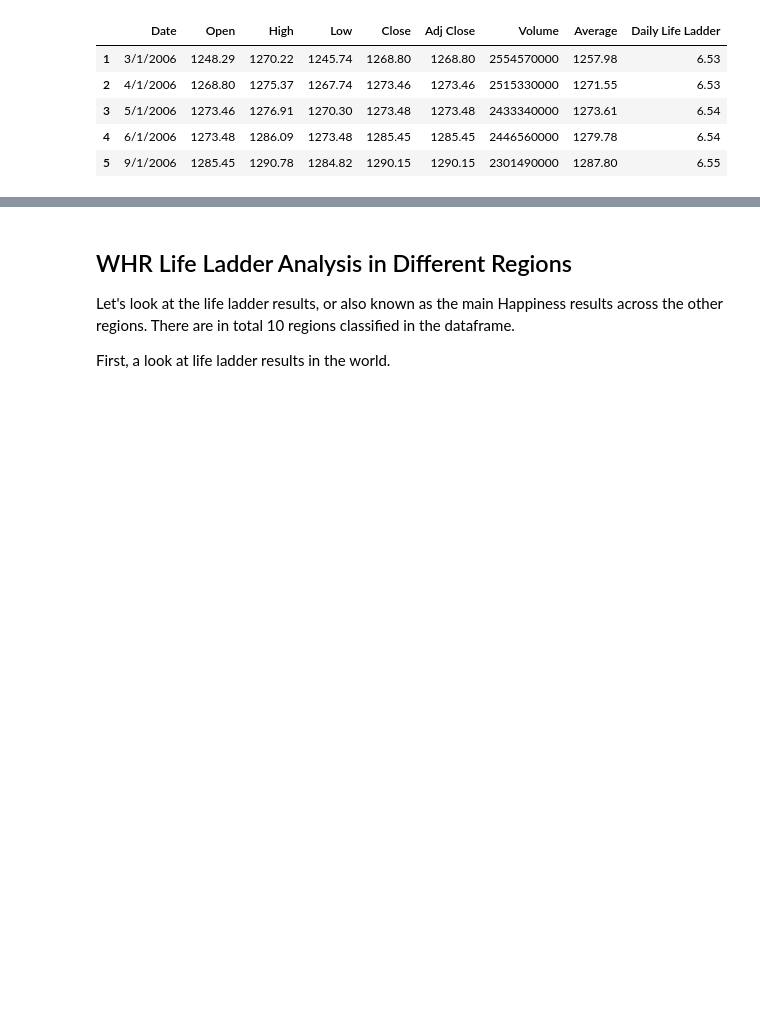
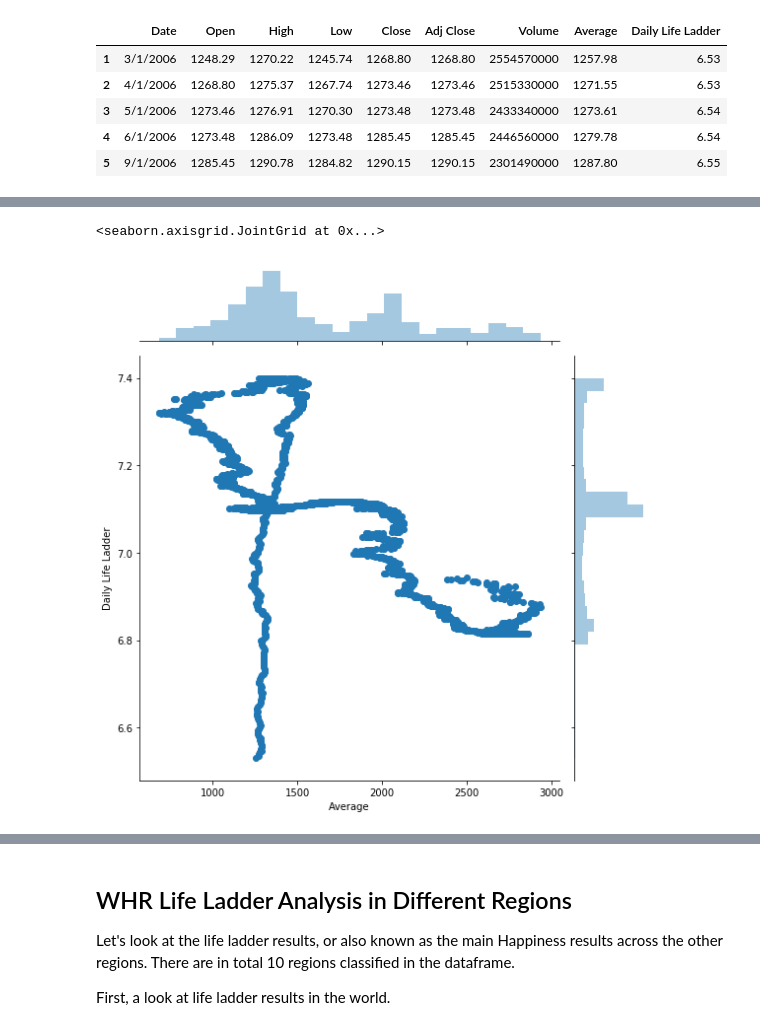
Before and after one commit to Teo-KJ/CZ1015-Data-Science---AI-Mini-Project, a Jupyter notebook: WHR Explore - In depth Analysis.ipynb, the cells around one changed output, grey strips where cells are left out. Cells and saved outputs as stored; diff of their text form; code cells hidden in the pictures; blank space fills up the shorter version.

```diff
--- a/WHR Explore - In depth Analysis.ipynb
+++ b/WHR Explore - In depth Analysis.ipynb
@@ -496,3 +505,8 @@ iplot(data)
 # %%
 # for i in range(2007, 2018):
 #     print('Data_' + str(i) + " = pd.DataFrame(d1[(d1['year'] == " + str(i) + ")])")
+# %%
+sb.jointplot(x = LLwithStocks['Average'], y = LLwithStocks['Daily Life Ladder'], height = 8)
+# %% [output]
+<seaborn.axisgrid.JointGrid at 0x...>
+[figure, added]
```
Also changed, not shown: parts of 14 cells of this notebook.
